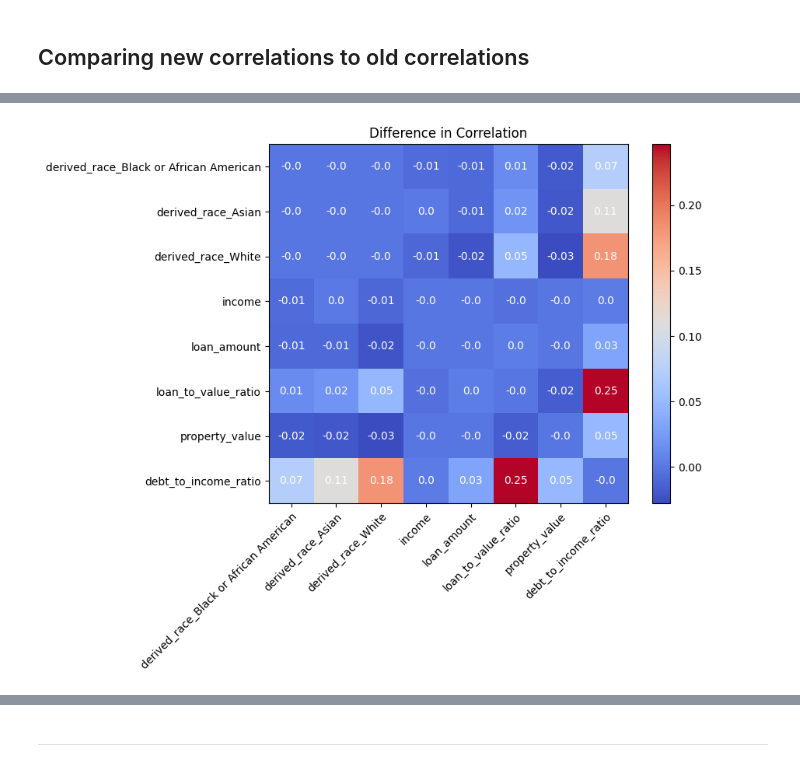
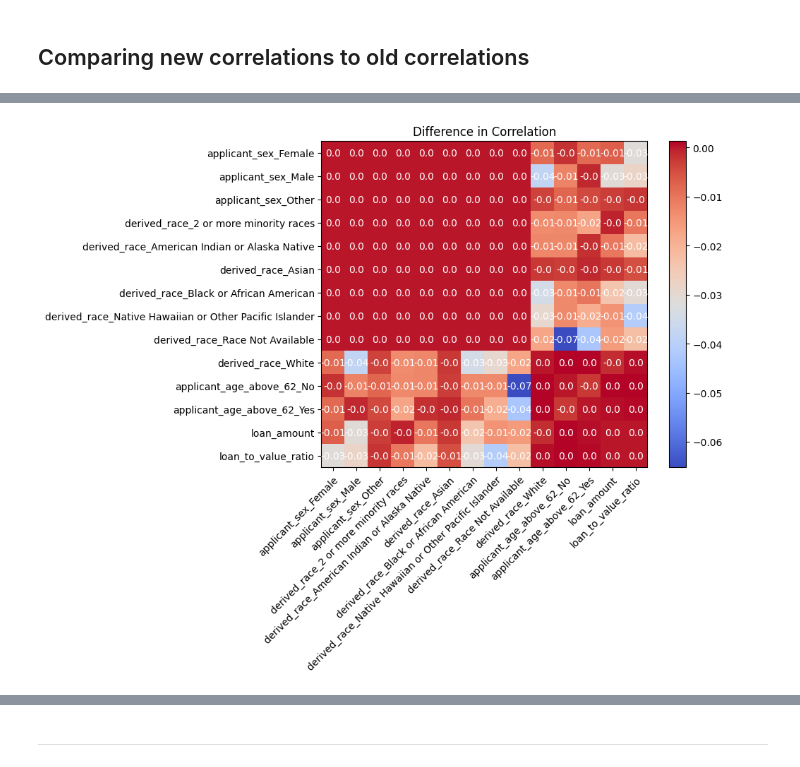
Before and after one commit to ec1302/MSBA_Capstone_Saxa7, a Jupyter notebook: Models/random_forest_preprocessing.ipynb, the cells around one changed output, grey strips where cells are left out. Drawn from its saved outputs; the diff is of its cells as text; code cells hidden in the pictures.

```diff
--- a/Models/random_forest_preprocessing.ipynb
+++ b/Models/random_forest_preprocessing.ipynb
@@ -59,7 +44,12 @@ df0 = df0.drop(columns=['action_taken'])
+# %%
+# Correlation remover can only use numeric data, so only selecting numeric data and sensitive features
+numeric_columns = ['loan_amount', 'loan_to_value_ratio', 'loan_term', 'income', 'debt_to_income_ratio' ]
+sensitive_features = ['applicant_sex', 'derived_race', 'applicant_age_above_62']
+df0 = df.copy()[numeric_columns+sensitive_features] # This is the numeric data along with the sensitive features that will be preprocesed
+df1 = df.copy().drop(columns=numeric_columns) # This is the rest of the data that will be merged back onto after preprocessing
 # %%
-# Saving the target variable
-target_variable_df = df['action_taken'].to_frame()
-df_dummies = pd.get_dummies(df0, columns=sensitive_features.columns, drop_first=True)
+# Creating a data frame with the dummies of the sensitive features
+df_dummies = pd.get_dummies(df0, columns=sensitive_features, drop_first=False)
 # %% [markdown]
 ## Pre processing the data
 # %%
@@ -76,5 +66,5 @@ transformed_data = cr.fit_transform(df_dummies)
 transformed_df = pd.DataFrame(transformed_data, columns=[col for col in df_dummies.columns if col not in sensitive_features_dummies], index=df_dummies.index)
 # %%
 # Merging the transformed numeric data back together with the string data
-final_df = pd.concat([transformed_df, string_df, target_variable_df], axis=1)
+final_df = pd.concat([transformed_df, df1], axis=1)
 # %%
@@ -129,38 +114,40 @@ plot_heatmap(final_df_dummies, "New Correlation", features_to_plot)
 # %%
 def get_corr_matrix(df, features):
     valid_features = [feature for feature in features if feature in df.columns]
     smaller_df = df[valid_features]
     return smaller_df.corr()
 
 def plot_heatmap_difference(df1, df2, features, title):
     # Get the correlation matrices for each DataFrame
     corr_matrix_1 = get_corr_matrix(df1, features)
     corr_matrix_2 = get_corr_matrix(df2, features)
 
     # Calculate the difference
     abs_corr_matrix_1 = abs(corr_matrix_1)
     abs_corr_matrix_2 = abs(corr_matrix_2)
-    diff_corr_matrix = -(abs_corr_matrix_1 - abs_corr_matrix_2)
+    diff_corr_matrix = abs_corr_matrix_2 - abs_corr_matrix_1
 
-    # Plot the difference heatmap
     fig, ax = plt.subplots(figsize=(8, 6))
     cax = ax.imshow(diff_corr_matrix, cmap="coolwarm")
-    ax.set_xticks(np.arange(len(features)))
-    ax.set_xticklabels(features)
-    ax.set_yticks(np.arange(len(features)))
-    ax.set_yticklabels(features)
+
+    # Use the actual number of columns in the correlation matrix
+    num_features = diff_corr_matrix.shape[0]
+
+    ax.set_xticks(np.arange(num_features))
+    ax.set_xticklabels(features[:num_features])  # Truncate labels if necessary
+    ax.set_yticks(np.arange(num_features))
+    ax.set_yticklabels(features[:num_features])  # Truncate labels if necessary
     plt.setp(ax.get_xticklabels(), rotation=45, ha="right", rotation_mode="anchor")
 
-    for i in range(len(features)):
-        for j in range(len(features)):
+    for i in range(num_features):
+        for j in range(num_features):
             ax.text(j, i, round(diff_corr_matrix.to_numpy()[i, j], 2), ha="center", va="center", color="w")
 
     ax.set_title(f"{title}")
     fig.colorbar(cax)
     plt.show()
 
-features_to_plot = ['derived_race_Black or African American', 'derived_race_Asian', 'derived_race_White',
-       'income','loan_amount', 'loan_to_value_ratio', 'property_value', 'debt_to_income_ratio']
+features_to_plot = sensitive_features_dummies+numeric_columns
 plot_heatmap_difference(df_dummies, final_df_dummies, features_to_plot, "Difference in Correlation")
 # %% [output]
-[figure, old version]
+[figure, new version]
```
Also changed, not shown: parts of 47 cells of this notebook, 4 other files.
